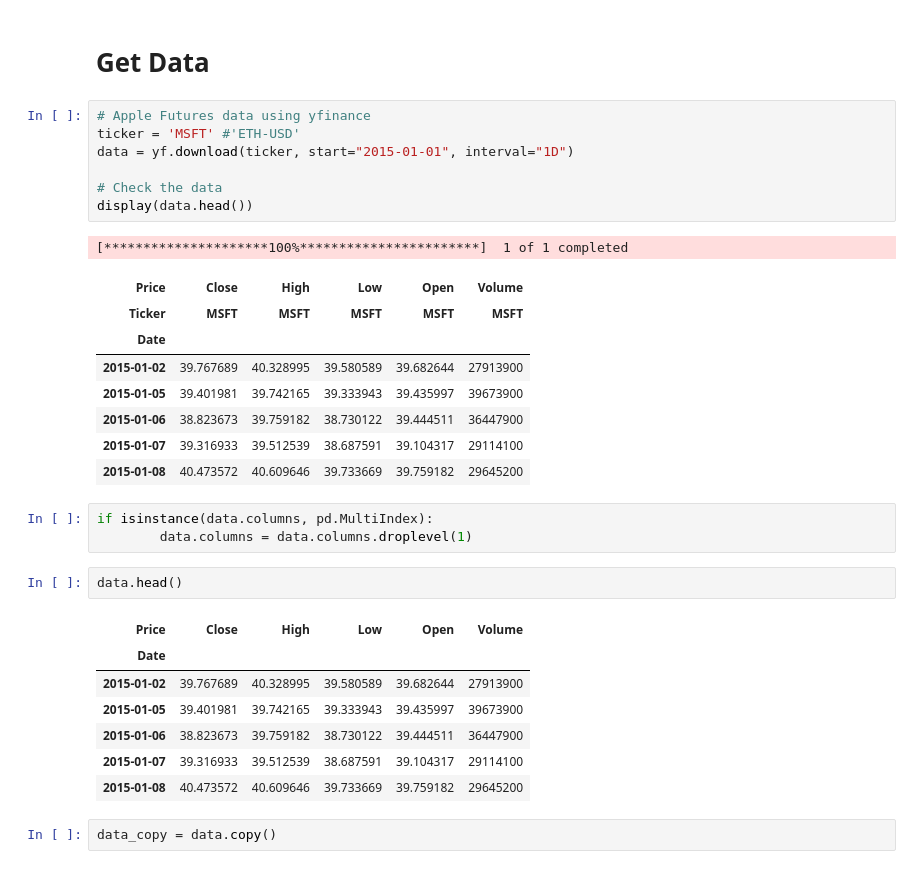
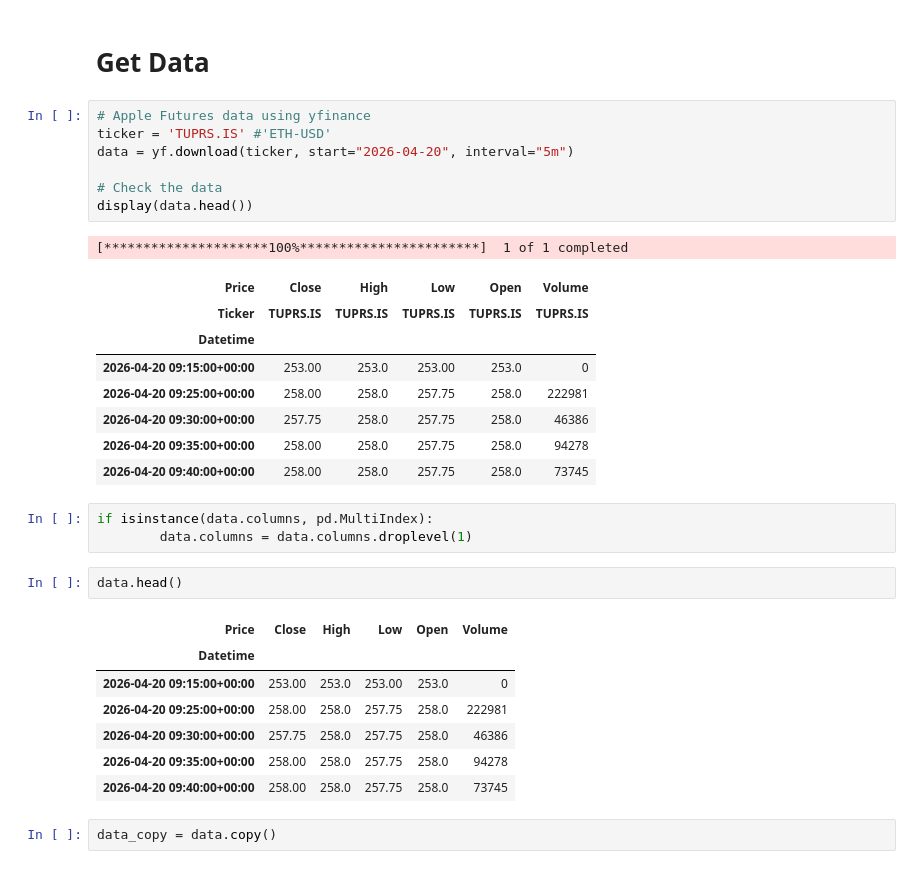
Before and after one commit to Batuhansaylam26/Algorithmic_trading, a Jupyter notebook: notebooks/project_v4.ipynb, the cells around one changed output. Saved outputs shown, nothing was run; the diff lists cells and outputs as text.

```diff
--- a/notebooks/project_v4.ipynb
+++ b/notebooks/project_v4.ipynb
@@ -15,21 +15,21 @@ from plotly.subplots import make_subplots
 # Get Data
 # %%
 # Apple Futures data using yfinance
-ticker = 'MSFT' #'ETH-USD'
-data = yf.download(ticker, start="2015-01-01", interval="1D")
+ticker = 'TUPRS.IS' #'ETH-USD'
+data = yf.download(ticker, start="2026-04-20", interval="5m")
 
 # Check the data
 display(data.head())
 # %% [output]
 [*********************100%***********************]  1 of 1 completed
 | Price | Close | High | Low | Open | Volume |
-| Ticker | MSFT | MSFT | MSFT | MSFT | MSFT |
-| Date |  |  |  |  |  |
-| 2015-01-02 | 39.767689 | 40.328995 | 39.580589 | 39.682644 | 27913900 |
-| 2015-01-05 | 39.401981 | 39.742165 | 39.333943 | 39.435997 | 39673900 |
-| 2015-01-06 | 38.823673 | 39.759182 | 38.730122 | 39.444511 | 36447900 |
-| 2015-01-07 | 39.316933 | 39.512539 | 38.687591 | 39.104317 | 29114100 |
-| 2015-01-08 | 40.473572 | 40.609646 | 39.733669 | 39.759182 | 29645200 |
+| Ticker | TUPRS.IS | TUPRS.IS | TUPRS.IS | TUPRS.IS | TUPRS.IS |
+| Datetime |  |  |  |  |  |
+| 2026-04-20 09:15:00+00:00 | 253.00 | 253.0 | 253.00 | 253.0 | 0 |
+| 2026-04-20 09:25:00+00:00 | 258.00 | 258.0 | 257.75 | 258.0 | 222981 |
+| 2026-04-20 09:30:00+00:00 | 257.75 | 258.0 | 257.75 | 258.0 | 46386 |
+| 2026-04-20 09:35:00+00:00 | 258.00 | 258.0 | 257.75 | 258.0 | 94278 |
+| 2026-04-20 09:40:00+00:00 | 258.00 | 258.0 | 257.75 | 258.0 | 73745 |
 # %%
 if isinstance(data.columns, pd.MultiIndex):
         data.columns = data.columns.droplevel(1)
@@ -37,12 +37,12 @@ if isinstance(data.columns, pd.MultiIndex):
 data.head()
 # %% [output]
 | Price | Close | High | Low | Open | Volume |
-| Date |  |  |  |  |  |
-| 2015-01-02 | 39.767689 | 40.328995 | 39.580589 | 39.682644 | 27913900 |
-| 2015-01-05 | 39.401981 | 39.742165 | 39.333943 | 39.435997 | 39673900 |
-| 2015-01-06 | 38.823673 | 39.759182 | 38.730122 | 39.444511 | 36447900 |
-| 2015-01-07 | 39.316933 | 39.512539 | 38.687591 | 39.104317 | 29114100 |
-| 2015-01-08 | 40.473572 | 40.609646 | 39.733669 | 39.759182 | 29645200 |
+| Datetime |  |  |  |  |  |
+| 2026-04-20 09:15:00+00:00 | 253.00 | 253.0 | 253.00 | 253.0 | 0 |
+| 2026-04-20 09:25:00+00:00 | 258.00 | 258.0 | 257.75 | 258.0 | 222981 |
+| 2026-04-20 09:30:00+00:00 | 257.75 | 258.0 | 257.75 | 258.0 | 46386 |
+| 2026-04-20 09:35:00+00:00 | 258.00 | 258.0 | 257.75 | 258.0 | 94278 |
+| 2026-04-20 09:40:00+00:00 | 258.00 | 258.0 | 257.75 | 258.0 | 73745 |
 # %%
 data_copy = data.copy()
 # %% [markdown]
```
Also changed, not shown: parts of 18 cells of this notebook, 21 other files.
